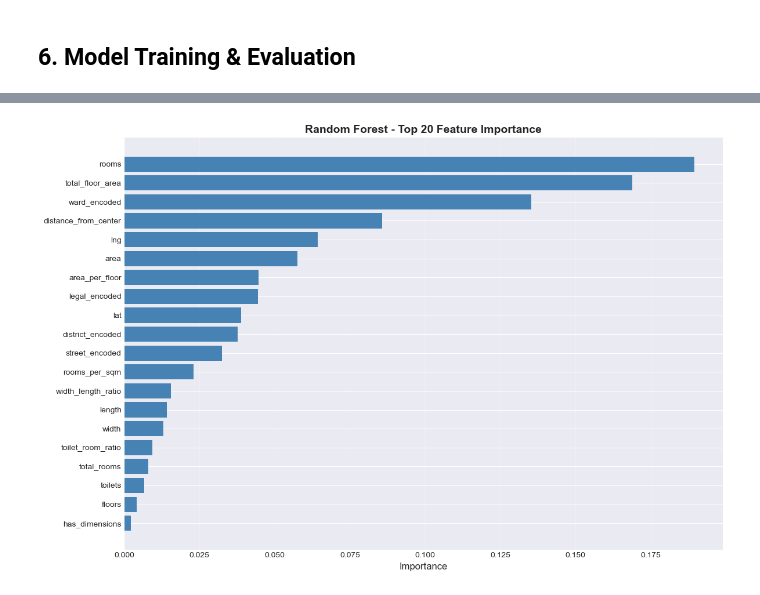
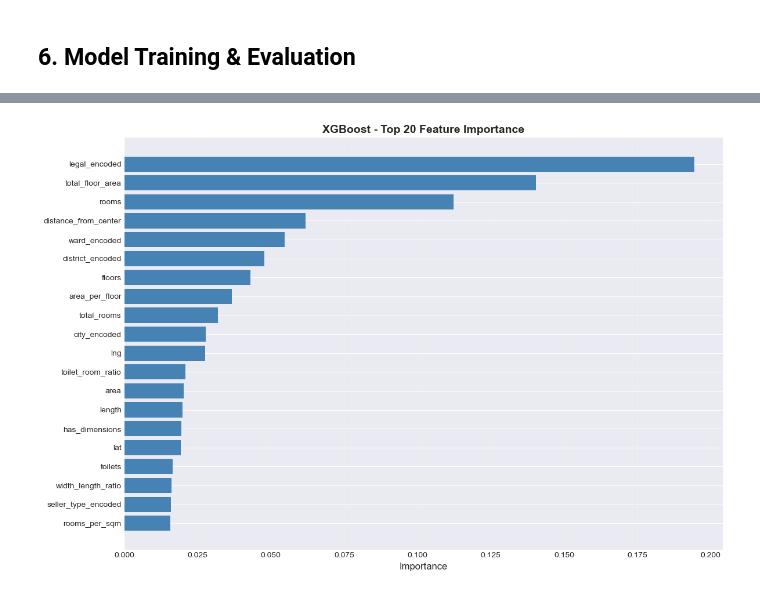
Before and after one commit to MinhBuiIcy/HousePrice, a Jupyter notebook: 01_house_price_prediction.ipynb, the cells around one changed output, grey strips where cells are left out. Cells and saved outputs as stored; diff of their text form; code cells hidden in the pictures.

```diff
--- a/01_house_price_prediction.ipynb
+++ b/01_house_price_prediction.ipynb
@@ -201,9 +182,5 @@ FEATURE ENGINEERING
 # %%
 # Chọn features cho model
-print("\n" + "="*80)
-print("BƯỚC 3: CHỌN FEATURES CHO MODEL")
-print("="*80)
-
 # Features số
 numeric_features = [
     'area', 'rooms', 'toilets', 'floors', 'lat', 'lng',
@@ -218,20 +195,13 @@ categorical_features = [
     'district', 'ward', 'legal', 'seller_type', 'owner_type', 'city', 'street', 'protection'
 ]
 
-# Lọc các features thực sự tồn tại trong df
-numeric_features = [f for f in numeric_features if f in df_clean.columns and f != 'price']
-categorical_features = [f for f in categorical_features if f in df_clean.columns]
-
-print(f"📊 Numeric features ({len(numeric_features)}): {numeric_features}")
-print(f"📊 Categorical features ({len(categorical_features)}): {categorical_features}")
+print(f"Numeric features ({len(numeric_features)}): {numeric_features}")
+print(f"Categorical features ({len(categorical_features)}): {categorical_features}")
 
 # Xử lý missing values cho numeric features
 for col in numeric_features:
     if df_clean[col].isnull().sum() > 0:
         median_val = df_clean[col].median()
         df_clean[col].fillna(median_val, inplace=True)
-        print(f"   → Đã fill {col} bằng median: {median_val:.2f}")
-
-print("\n✅ Đã xử lý missing values cho numeric features")
-print(f"\n⚠️  Đã BỎ price_per_sqm để tránh data leakage!")
+        print(f"fill {col} : {median_val:.2f}")
 # %% [output]
@@ -522,51 +523,28 @@ BEST MODEL
 # %%
-# Feature Importance (nếu model hỗ trợ)
-if hasattr(best_model, 'feature_importances_'):
-    feature_importance = pd.DataFrame({
-        'Feature': numeric_features_final,
-        'Importance': best_model.feature_importances_
-    }).sort_values('Importance', ascending=False).head(20)
+best_model_name = results_df.iloc[0]['Model']
+best_model = models[best_model_name]
 
-    plt.figure(figsize=(12, 8))
-    plt.barh(range(len(feature_importance)), feature_importance['Importance'], color='steelblue')
-    plt.yticks(range(len(feature_importance)), feature_importance['Feature'])
-    plt.xlabel('Importance', fontsize=12)
-    plt.title(f'{best_model_name} - Top 20 Feature Importance', fontsize=14, fontweight='bold')
-    plt.gca().invert_yaxis()
-    plt.grid(axis='x', alpha=0.3)
-    plt.tight_layout()
-    plt.show()
+feature_importance = pd.DataFrame({
+    'Feature': numeric_features_final,
+    'Importance': best_model.feature_importances_
+}).sort_values('Importance', ascending=False).head(20)
 
-    print("\n" + "="*80)
-    print("TOP 10 MOST IMPORTANT FEATURES")
-    print("="*80)
-    print(feature_importance.head(10).to_string(index=False))
+plt.figure(figsize=(12, 8))
+plt.barh(range(len(feature_importance)), feature_importance['Importance'], color='steelblue')
+plt.yticks(range(len(feature_importance)), feature_importance['Feature'])
+plt.xlabel('Importance', fontsize=12)
+plt.title(f'{best_model_name} - Top 20 Feature Importance', fontsize=14, fontweight='bold')
+plt.gca().invert_yaxis()
+plt.grid(axis='x', alpha=0.3)
+plt.tight_layout()
+plt.show()
 
-elif hasattr(best_model, 'coef_'):
-    # Linear models
-    feature_importance = pd.DataFrame({
-        'Feature': numeric_features_final,
-        'Coefficient': np.abs(best_model.coef_)
-    }).sort_values('Coefficient', ascending=False).head(20)
-
-    plt.figure(figsize=(12, 8))
-    plt.barh(range(len(feature_importance)), feature_importance['Coefficient'], color='coral')
-    plt.yticks(range(len(feature_importance)), feature_importance['Feature'])
-    plt.xlabel('Absolute Coefficient', fontsize=12)
-    plt.title(f'{best_model_name} - Top 20 Feature Coefficients', fontsize=14, fontweight='bold')
-    plt.gca().invert_yaxis()
-    plt.grid(axis='x', alpha=0.3)
-    plt.tight_layout()
-    plt.show()
-
-    print("\n" + "="*80)
-    print("TOP 10 MOST IMPORTANT FEATURES")
-    print("="*80)
-    print(feature_importance.head(10).to_string(index=False))
-else:
-    print("\n⚠️ Model không hỗ trợ feature importance")
+print("\n" + "="*80)
+print("TOP 10 MOST IMPORTANT FEATURES")
+print("="*80)
+print(feature_importance.head(10).to_string(index=False))
 # %% [output]
-[figure, old version]
+[figure, new version]
 ================================================================================
 TOP 10 MOST IMPORTANT FEATURES
 ================================================================================
```
Also changed, not shown: parts of 26 cells of this notebook, 1 other file.
